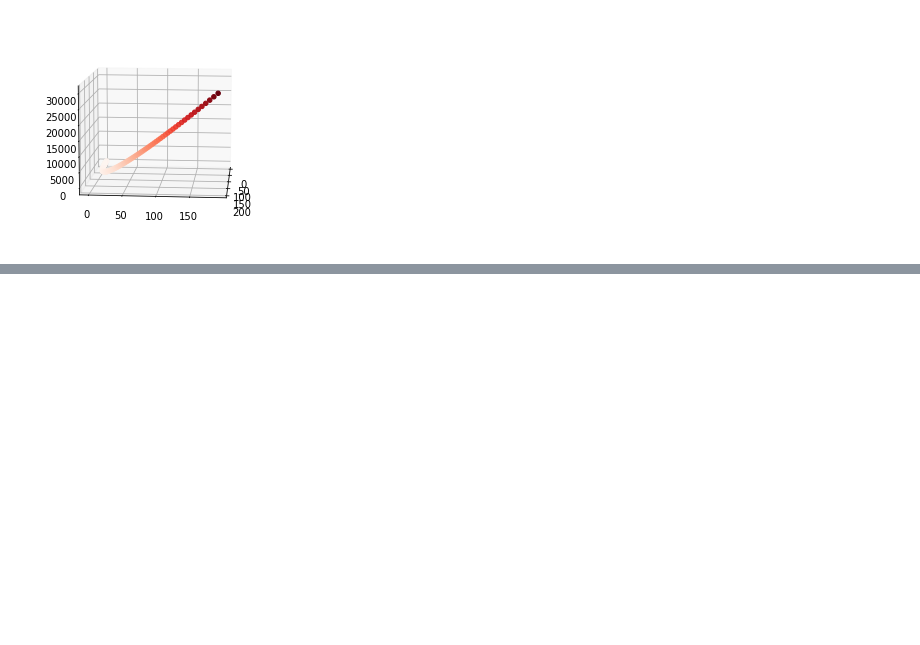
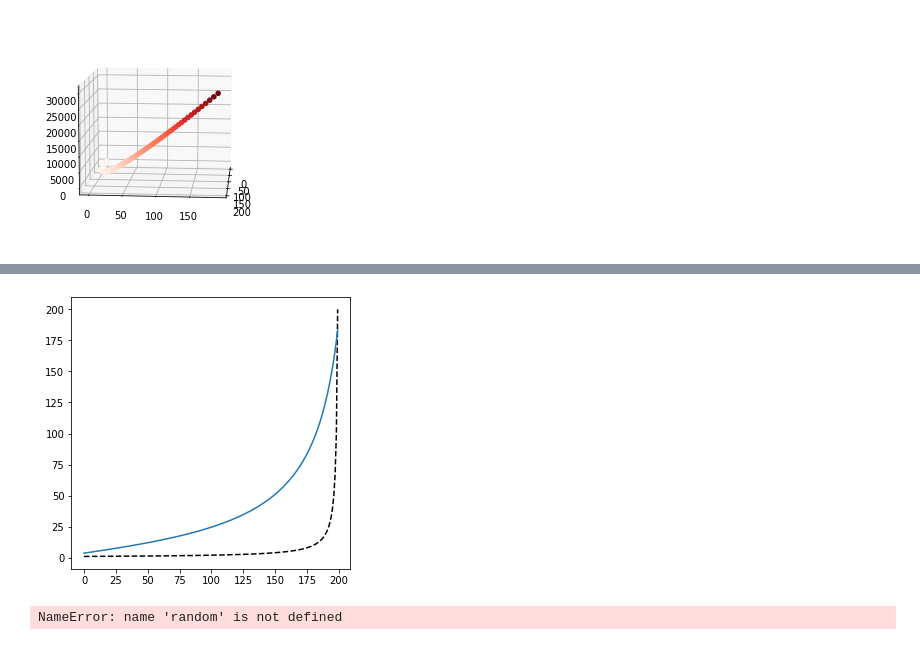
Before and after one commit to Xuan-Anh/PSO_GA_UAV_-Rescue_covid19, a Jupyter notebook: test.ipynb, the cells around one changed output, grey strips where cells are left out. Saved outputs shown, nothing was run; the diff lists cells and outputs as text; code cells hidden in the pictures; blank space fills up the shorter version.

```diff
--- a/test.ipynb
+++ b/test.ipynb
@@ -45,0 +63,40 @@ plt.show()
+# %%
+import numpy as np
+def get_travel_time(w):
+    g = 9.8
+    Wd = 50
+    P = 2600
+    v0 = 200
+    # print(g*(Wd + w)/P)
+    ts = np.sin(np.arccos(g*(Wd + w)/P))
+    # print(ts)
+    ms = np.sin(np.arccos(g*w/P))
+    # print(ms)
+    travel_time  = ms/ts*v0 - 200
+    return travel_time
+# %%
+import math
+ox = []
+oy = []
+oz = []
+oy_1 = []
+for x in range(200):
+    ox.append(x)
+    y =1/ (1-x/200)
+    y_1 = get_travel_time(x)
+    oy.append(y)
+    oy_1.append(y_1)
+    oz.append(x*0.8*y)
+import matplotlib.pyplot as plt
+plt.figure(figsize=(5,5))
+plt.plot(ox, oy, 'k--')
+plt.plot(ox, oy_1)
+
+
+plt.show()
+# %% [output]
+[figure, added]
+# %%
+random.uniform(0, phi1)
+# %% [output]
+NameError: name 'random' is not defined
```
Also changed, not shown: parts of 1 cell of this notebook, 2 other files.
